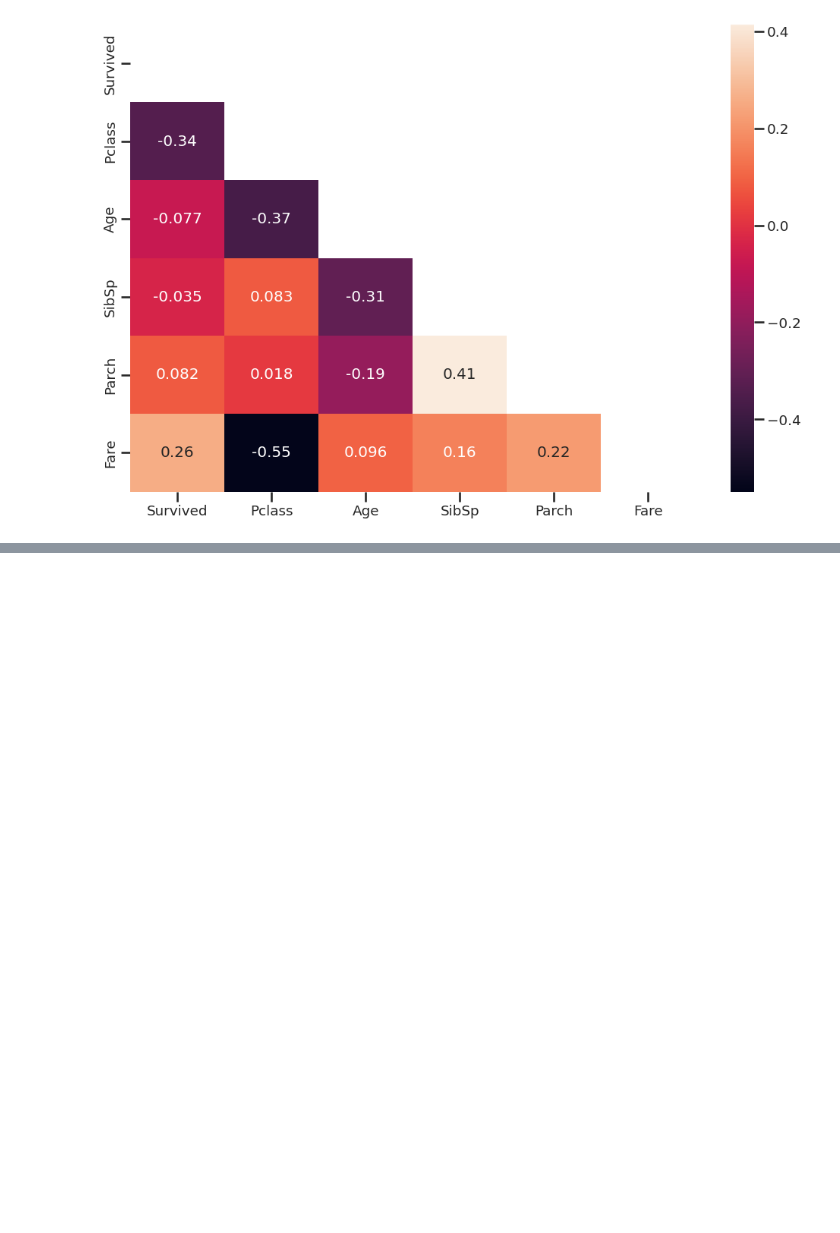
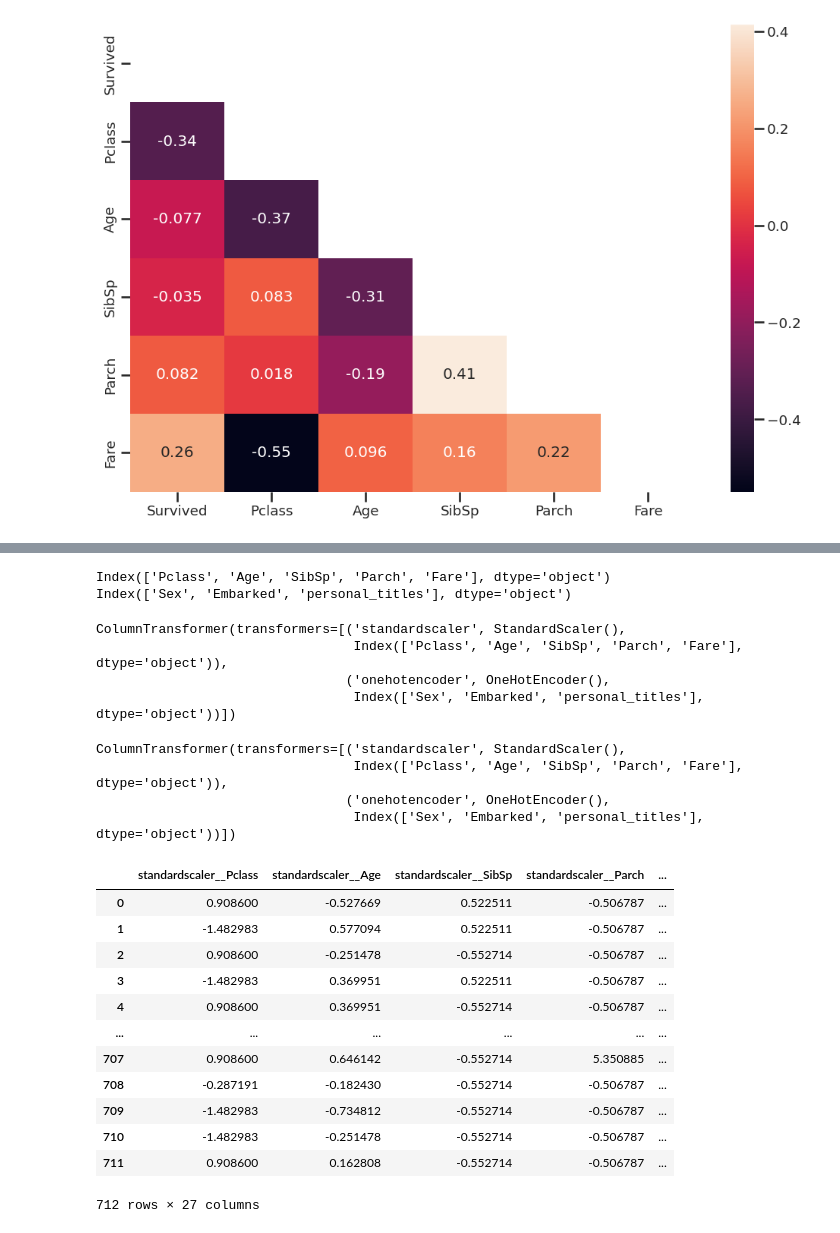
Before and after one commit to vcautela/Data_Wrangling, a Jupyter notebook: Data_Wrangling.ipynb, the cells around one changed output, grey strips where cells are left out. Drawn from its saved outputs; the diff is of its cells as text; code cells hidden in the pictures; blank space fills up the shorter version.

```diff
--- a/Data_Wrangling.ipynb
+++ b/Data_Wrangling.ipynb
@@ -1127,0 +1198,9 @@ The default value of numeric_only in DataFrame.corr is deprecated. In a future v
+# %%
+df = pd.read_csv('https://raw.githubusercontent.com/datasciencedojo/datasets/master/titanic.csv', index_col='PassengerId')
+df['personal_titles'] = df.Name.str.extract('.*, (.+?)\.', expand=False)
+df = df.drop(columns=['Name','Ticket','Cabin']).dropna()
+
+df_features = df.drop(columns='Survived')
+target = df['Survived']
+
+df_features.head()
@@ -1127,0 +1215,49 @@ The default value of numeric_only in DataFrame.corr is deprecated. In a future v
+# %%
+# selecionando features numéricas e categóricas
+numerical_features = df_features.select_dtypes('number').columns
+categorical_features = df_features.select_dtypes(exclude='number').columns
+
+print(numerical_features)
+print(categorical_features)
+# %% [output]
+Index(['Pclass', 'Age', 'SibSp', 'Parch', 'Fare'], dtype='object')
+Index(['Sex', 'Embarked', 'personal_titles'], dtype='object')
+# %%
+# Aplicando ColumnTransformer
+preprocessing_pipeline = make_column_transformer(
+    [StandardScaler(), numerical_features],
+    [OneHotEncoder(), categorical_features]
+)
+
+preprocessing_pipeline
+# %% [output]
+ColumnTransformer(transformers=[('standardscaler', StandardScaler(),
+                                 Index(['Pclass', 'Age', 'SibSp', 'Parch', 'Fare'], dtype='object')),
+                                ('onehotencoder', OneHotEncoder(),
+                                 Index(['Sex', 'Embarked', 'personal_titles'], dtype='object'))])
+# %%
+preprocessing_pipeline.fit(df_features)
+# %% [output]
+ColumnTransformer(transformers=[('standardscaler', StandardScaler(),
+                                 Index(['Pclass', 'Age', 'SibSp', 'Parch', 'Fare'], dtype='object')),
+                                ('onehotencoder', OneHotEncoder(),
+                                 Index(['Sex', 'Embarked', 'personal_titles'], dtype='object'))])
+# %%
+pd.DataFrame(
+  data=preprocessing_pipeline.transform(df_features).toarray(),
+  columns=preprocessing_pipeline.get_feature_names_out()
+)
+# %% [output]
+|  | standardscaler__Pclass | standardscaler__Age | standardscaler__SibSp | standardscaler__Parch | ... |
+| 0 | 0.908600 | -0.527669 | 0.522511 | -0.506787 | ... |
+| 1 | -1.482983 | 0.577094 | 0.522511 | -0.506787 | ... |
+| 2 | 0.908600 | -0.251478 | -0.552714 | -0.506787 | ... |
+| 3 | -1.482983 | 0.369951 | 0.522511 | -0.506787 | ... |
+| 4 | 0.908600 | 0.369951 | -0.552714 | -0.506787 | ... |
+| ... | ... | ... | ... | ... | ... |
+| 707 | 0.908600 | 0.646142 | -0.552714 | 5.350885 | ... |
+| 708 | -0.287191 | -0.182430 | -0.552714 | -0.506787 | ... |
+| 709 | -1.482983 | -0.734812 | -0.552714 | -0.506787 | ... |
+| 710 | -1.482983 | -0.251478 | -0.552714 | -0.506787 | ... |
+| 711 | 0.908600 | 0.162808 | -0.552714 | -0.506787 | ... |
+712 rows × 27 columns
```
Also changed, not shown: parts of 15 cells of this notebook.
